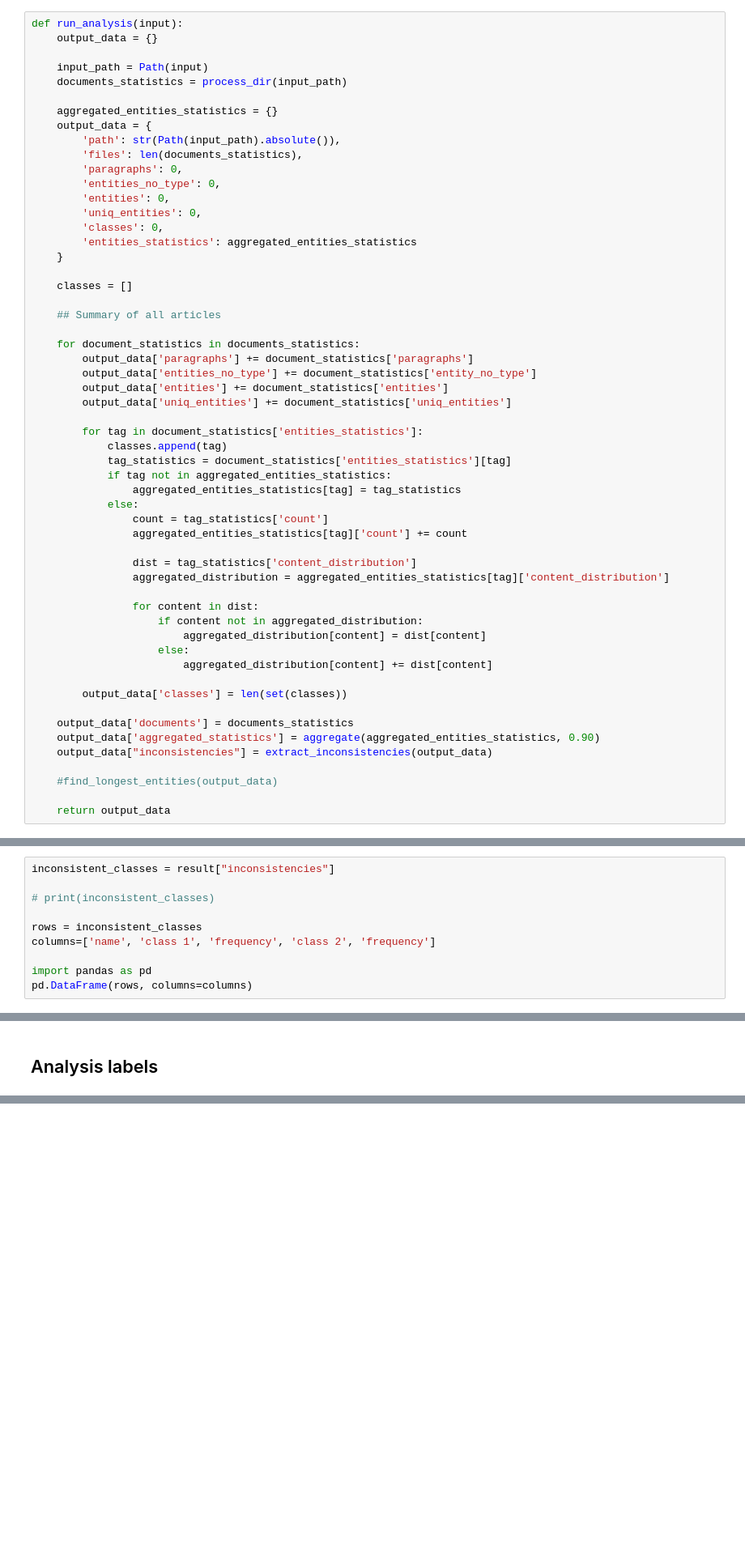
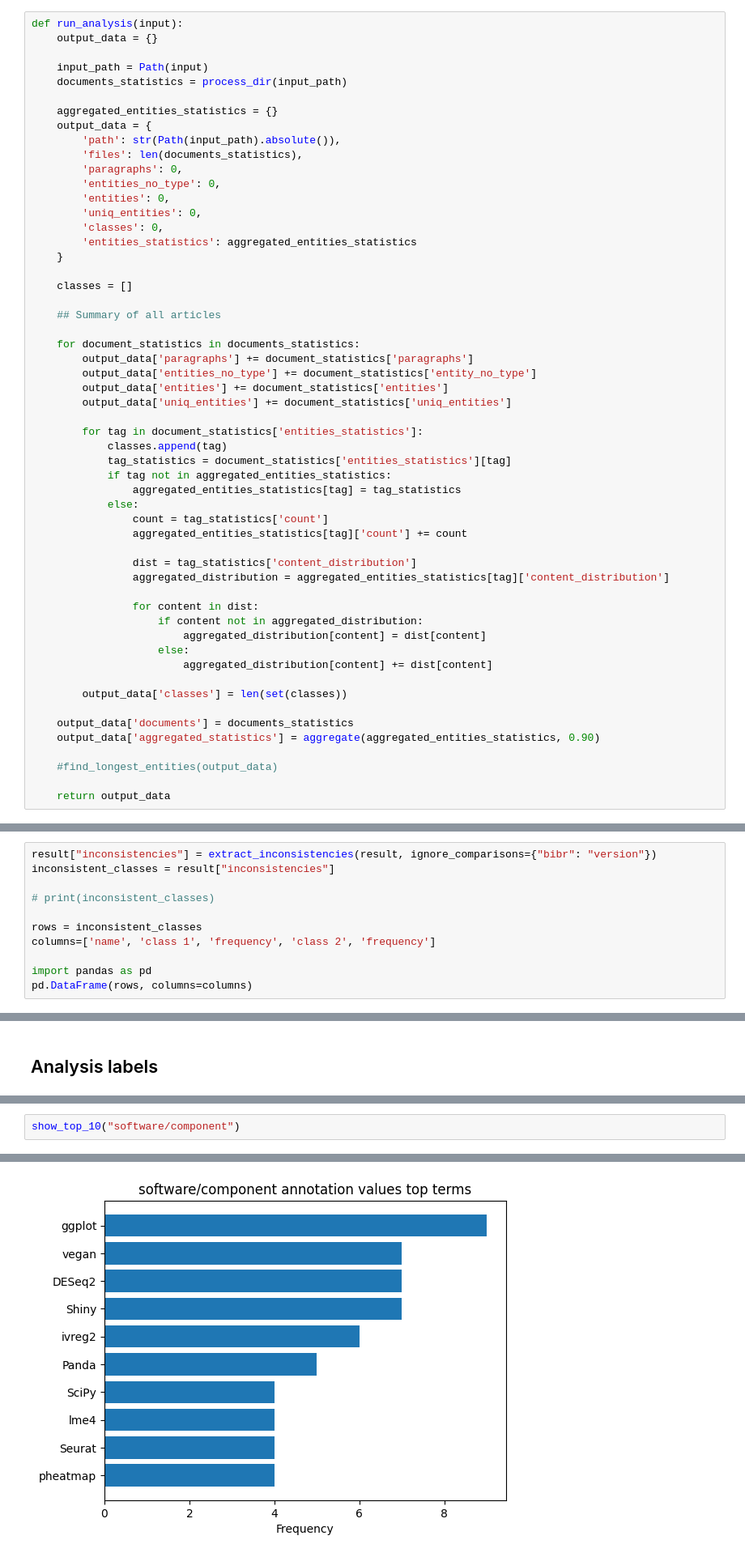
Before and after one commit to SoFairOA/Dataset, a Jupyter notebook: benchmarks/dataset-analysis-labelling.ipynb, the cells around one changed output, grey strips where cells are left out. Shown: that part at 81% size. Saved outputs shown, nothing was run; the diff lists cells and outputs as text; blank space fills up the shorter version.

```diff
--- a/benchmarks/dataset-analysis-labelling.ipynb
+++ b/benchmarks/dataset-analysis-labelling.ipynb
@@ -282,7 +293,6 @@ def run_analysis(input):
 
     output_data['documents'] = documents_statistics
     output_data['aggregated_statistics'] = aggregate(aggregated_entities_statistics, 0.90)
-    output_data["inconsistencies"] = extract_inconsistencies(output_data)
 
     #find_longest_entities(output_data)
 
@@ -362,6 +396,7 @@ For example if a certain name "xyz" has been annotated twice with two different
 
 This doesn't means necessarly it's an error. We can conclude that the inconsistency tc-material can be attributed to mistakes, while material-class is due to ambiguities and overlapping in the definition of both labels where the outcome depends strongly from the context.
 # %%
+result["inconsistencies"] = extract_inconsistencies(result, ignore_comparisons={"bibr": "version"})
 inconsistent_classes = result["inconsistencies"]
 
 # print(inconsistent_classes)
@@ -444,0 +492,3 @@ show_top_10("version")
+# %%
+show_top_10("software/component")
+# %% [output]
@@ -444,0 +497 @@ show_top_10("version")
+[figure, added]
```
Also changed, not shown: parts of 16 cells of this notebook.
